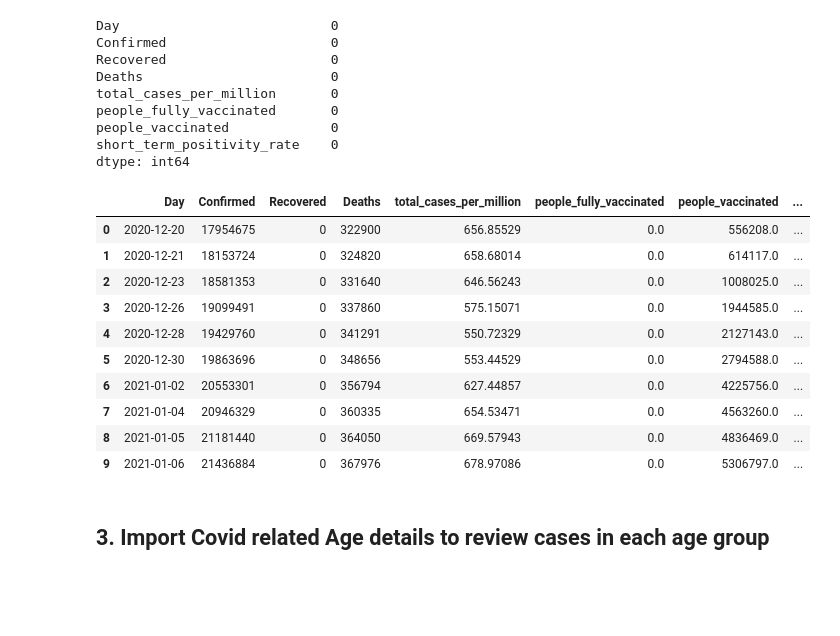
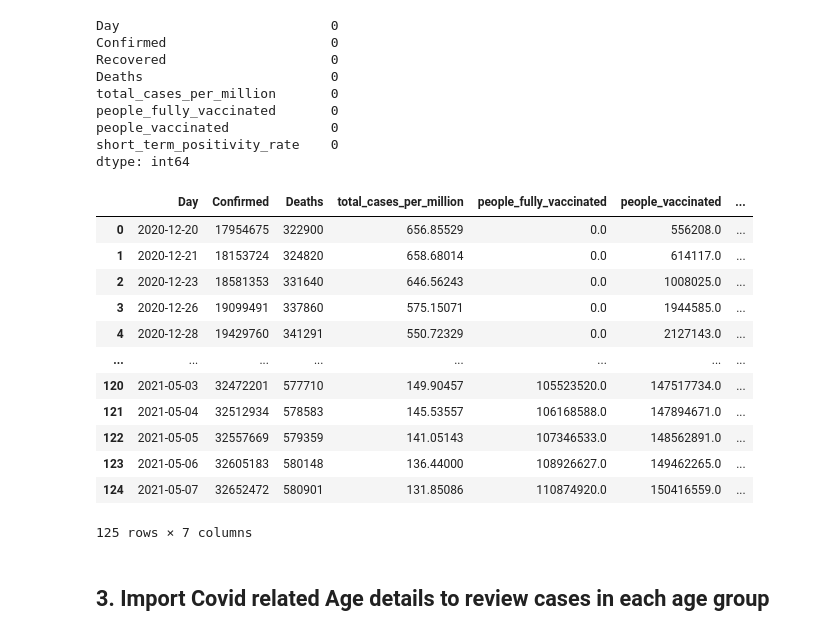
Before and after one commit to mehtabfarozankhatoon/hds5210-2022, a Jupyter notebook: Final/Finals.ipynb, the cells around one changed output. Cells and saved outputs as stored; diff of their text form; code cells hidden in the pictures; blank space fills up the shorter version.

```diff
--- a/Final/Finals.ipynb
+++ b/Final/Finals.ipynb
@@ -460,20 +438,21 @@ dtype: int64
 df.to_csv('USACompleteDataset.csv')
 # %%
 USAdf = pd.read_csv("USACompleteDataset.csv")
-USAdf.drop('Unnamed: 0',axis=1, inplace=True)
-USAdf.head(10)
+USAdf.drop(columns =['Recovered','Unnamed: 0'])
 # %% [output]
-|  | Day | Confirmed | Recovered | Deaths | total_cases_per_million | people_fully_vaccinated | people_vaccinated | ... |
-| 0 | 2020-12-20 | 17954675 | 0 | 322900 | 656.85529 | 0.0 | 556208.0 | ... |
-| 1 | 2020-12-21 | 18153724 | 0 | 324820 | 658.68014 | 0.0 | 614117.0 | ... |
-| 2 | 2020-12-23 | 18581353 | 0 | 331640 | 646.56243 | 0.0 | 1008025.0 | ... |
-| 3 | 2020-12-26 | 19099491 | 0 | 337860 | 575.15071 | 0.0 | 1944585.0 | ... |
-| 4 | 2020-12-28 | 19429760 | 0 | 341291 | 550.72329 | 0.0 | 2127143.0 | ... |
-| 5 | 2020-12-30 | 19863696 | 0 | 348656 | 553.44529 | 0.0 | 2794588.0 | ... |
-| 6 | 2021-01-02 | 20553301 | 0 | 356794 | 627.44857 | 0.0 | 4225756.0 | ... |
-| 7 | 2021-01-04 | 20946329 | 0 | 360335 | 654.53471 | 0.0 | 4563260.0 | ... |
-| 8 | 2021-01-05 | 21181440 | 0 | 364050 | 669.57943 | 0.0 | 4836469.0 | ... |
-| 9 | 2021-01-06 | 21436884 | 0 | 367976 | 678.97086 | 0.0 | 5306797.0 | ... |
+|  | Day | Confirmed | Deaths | total_cases_per_million | people_fully_vaccinated | people_vaccinated | ... |
+| 0 | 2020-12-20 | 17954675 | 322900 | 656.85529 | 0.0 | 556208.0 | ... |
+| 1 | 2020-12-21 | 18153724 | 324820 | 658.68014 | 0.0 | 614117.0 | ... |
+| 2 | 2020-12-23 | 18581353 | 331640 | 646.56243 | 0.0 | 1008025.0 | ... |
+| 3 | 2020-12-26 | 19099491 | 337860 | 575.15071 | 0.0 | 1944585.0 | ... |
+| 4 | 2020-12-28 | 19429760 | 341291 | 550.72329 | 0.0 | 2127143.0 | ... |
+| ... | ... | ... | ... | ... | ... | ... | ... |
+| 120 | 2021-05-03 | 32472201 | 577710 | 149.90457 | 105523520.0 | 147517734.0 | ... |
+| 121 | 2021-05-04 | 32512934 | 578583 | 145.53557 | 106168588.0 | 147894671.0 | ... |
+| 122 | 2021-05-05 | 32557669 | 579359 | 141.05143 | 107346533.0 | 148562891.0 | ... |
+| 123 | 2021-05-06 | 32605183 | 580148 | 136.44000 | 108926627.0 | 149462265.0 | ... |
+| 124 | 2021-05-07 | 32652472 | 580901 | 131.85086 | 110874920.0 | 150416559.0 | ... |
+125 rows × 7 columns
 # %% [markdown]
 ## 3. Import Covid related Age details to review cases in each age group
 # %%
```
Also changed, not shown: parts of 13 cells of this notebook.
